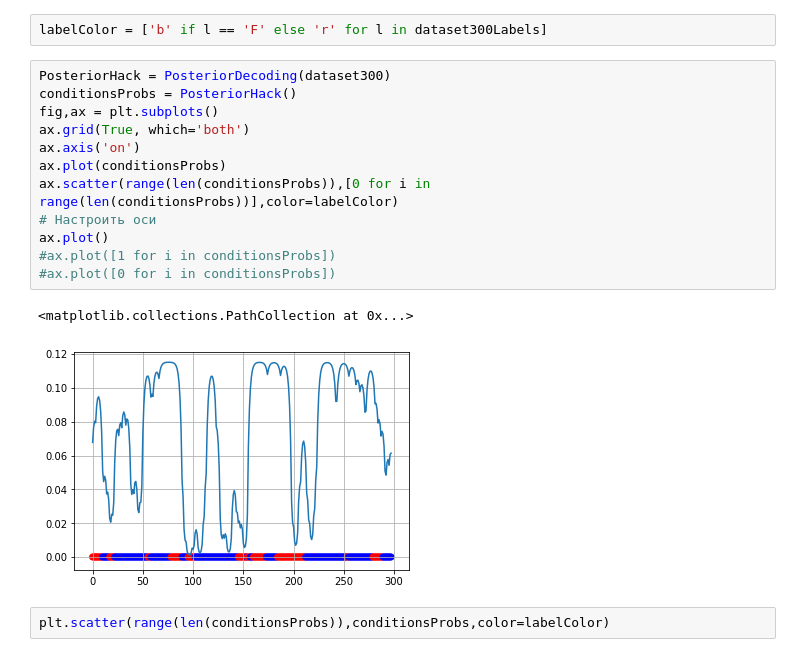
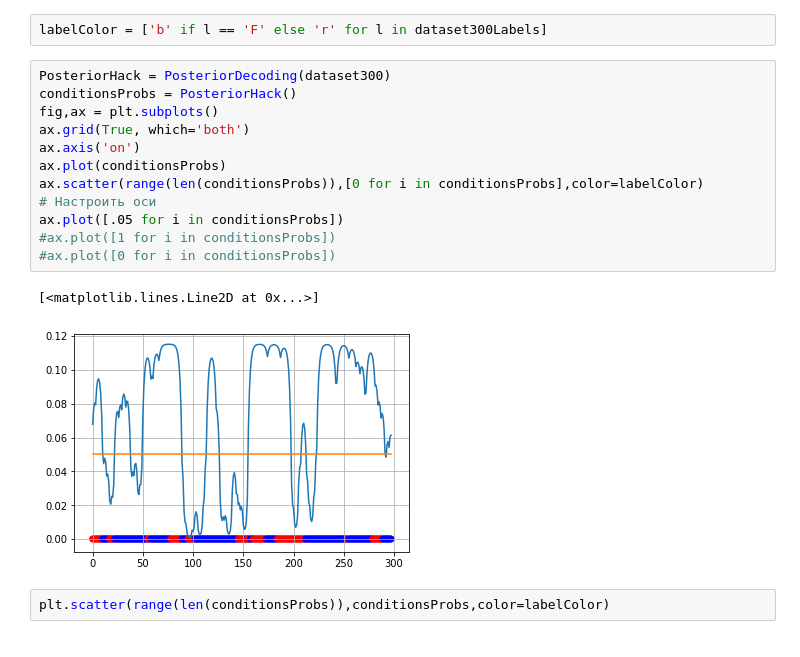
Before and after one commit to evgeniy97/unfarCasino, a Jupyter notebook: KhomutovTask-Copy1.ipynb, the cells around one changed output. Cells and saved outputs as stored; diff of their text form.

```diff
--- a/KhomutovTask-Copy1.ipynb
+++ b/KhomutovTask-Copy1.ipynb
@@ -441,18 +441,18 @@ labelColor = ['b' if l == 'F' else 'r' for l in dataset300Labels]
 # %%
 PosteriorHack = PosteriorDecoding(dataset300)
 conditionsProbs = PosteriorHack()
 fig,ax = plt.subplots()
 ax.grid(True, which='both')
 ax.axis('on')
 ax.plot(conditionsProbs)
-ax.scatter(range(len(conditionsProbs)),[0 for i in range(len(conditionsProbs))],color=labelColor)
+ax.scatter(range(len(conditionsProbs)),[0 for i in conditionsProbs],color=labelColor)
 # Настроить оси
-ax.plot()
+ax.plot([.05 for i in conditionsProbs])
 #ax.plot([1 for i in conditionsProbs])
 #ax.plot([0 for i in conditionsProbs])
 # %% [output]
-<matplotlib.collections.PathCollection at 0x...>
+[<matplotlib.lines.Line2D at 0x...>]
-[figure, old version]
+[figure, new version]
 # %%
 plt.scatter(range(len(conditionsProbs)),conditionsProbs,color=labelColor)
 # %% [output]
```
